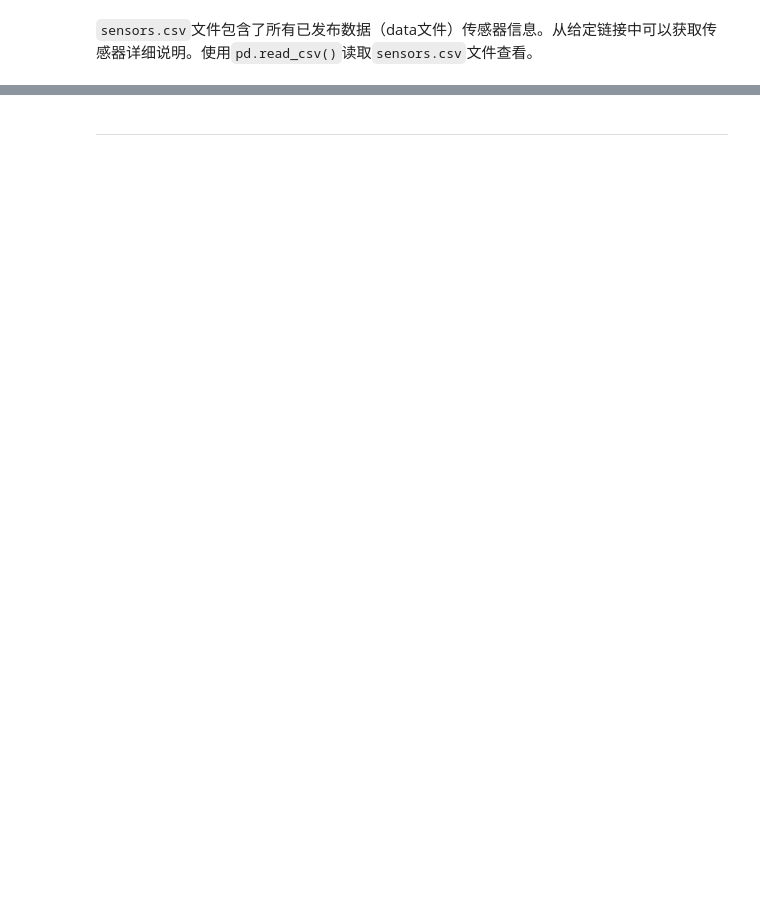
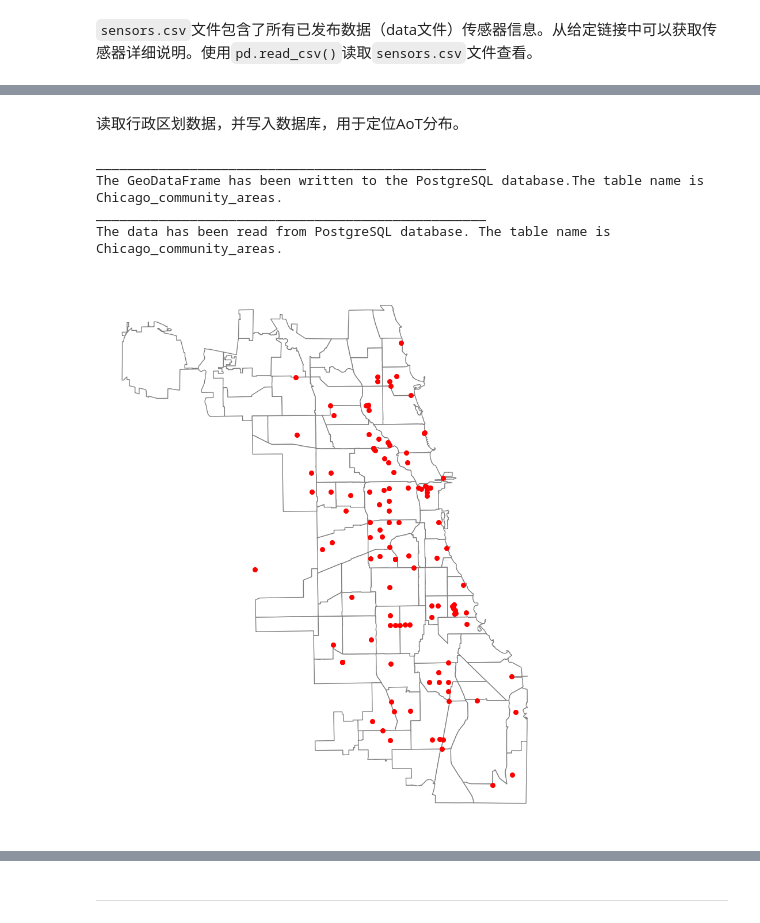
Before and after one commit to richieBao/USDA_CH_final, a Jupyter notebook: USDA/notebook/2.7.1 城市环境传感器AoT数据预处理.ipynb, the cells around one changed output, grey strips where cells are left out. Drawn from its saved outputs; the diff is of its cells as text; code cells hidden in the pictures; blank space fills up the shorter version.

```diff
--- a/USDA/notebook/2.7.1 城市环境传感器AoT数据预处理.ipynb
+++ b/USDA/notebook/2.7.1 城市环境传感器AoT数据预处理.ipynb
@@ -193,3 +217,12 @@ AoT_sensors_fp:./data/AoT_Chicago.complete.2022-08-31/sensors.csv
+# %%
+# 从database模块中调入数据库读写函数
+from database import postSQL2gpd,gpd2postSQL
+
+# 读取数据库信息
+UN=cfg["postgreSQL"]["myusername"]
+PW=cfg["postgreSQL"]["mypassword"]
+DB=cfg["postgreSQL"]["mydatabase"]
+GC='geometry'
 # %%
 def AoT_nodes2gdf(nodes_fn,epsg=4326):
     '''
@@ -211,6 +244,10 @@ def AoT_nodes2gdf(nodes_fn,epsg=4326):
     import pandas as pd
     import geopandas as gpd
     from shapely.geometry import Point
+    import shapely
+    import warnings
+    from shapely.errors import ShapelyDeprecationWarning
+    warnings.filterwarnings("ignore", category=ShapelyDeprecationWarning)
 
     AoT_nodes_df=pd.read_csv(AoT_nodes_fp,sep=",",header=0)
     AoT_nodes_df["geometry"]=AoT_nodes_df.apply(lambda row:Point(row.lon,row.lat),axis=1) # 使用shapely库建立几何点数据
@@ -220,3 +257,12 @@ def AoT_nodes2gdf(nodes_fn,epsg=4326):
 
     print("nodes columns:{}".format(AoT_nodes_gdf.columns))
     return AoT_nodes_gdf
+
+AoT_nodes_fp=cfg['AoT']['AoT_nodes_fp']
+Chicago_epsg=cfg['Chicago_epsg']
+
+# A. AoT-nodes信息读取并写入数据库
+AoT_nodes_gdf=AoT_nodes2gdf(AoT_nodes_fp,Chicago_epsg)
+AoT_nodes_TN="AoT_nodes" # 定义表名（table name）
+gpd2postSQL(AoT_nodes_gdf,table_name=AoT_nodes_TN,myusername=UN,mypassword=PW,mydatabase=DB)
+AoT_nodes_gdf=postSQL2gpd(table_name=AoT_nodes_TN,geom_col=GC,myusername=UN,mypassword=PW,mydatabase=DB)
@@ -222,0 +293,24 @@ def AoT_nodes2gdf(nodes_fn,epsg=4326):
+# %% [markdown]
+读取行政区划数据，并写入数据库，用于定位AoT分布。
+# %%
+import geopandas as gpd
+Chicago_Community_Areas_fn=cfg['raw_data']['Chicago_Community_Areas_fn']
+Chicago_community_areas=gpd.read_file(Chicago_Community_Areas_fn)
+Chicago_community_areas_TN='Chicago_community_areas'
+gpd2postSQL(Chicago_community_areas.to_crs(Chicago_epsg),table_name=Chicago_community_areas_TN,myusername=UN,mypassword=PW,mydatabase=DB)
+Chicago_community_areas=postSQL2gpd(table_name=Chicago_community_areas_TN,geom_col=GC,myusername=UN,mypassword=PW,mydatabase=DB)
+# %% [output]
+__________________________________________________
+The GeoDataFrame has been written to the PostgreSQL database.The table name is Chicago_community_areas.
+__________________________________________________
+The data has been read from PostgreSQL database. The table name is Chicago_community_areas.
+# %%
+import matplotlib.pyplot as plt
+
+fig, ax=plt.subplots(figsize=(10,15))
+Chicago_community_areas.plot(ax=ax,color='white', edgecolor='gray')
+AoT_nodes_gdf.plot(ax=ax,markersize=30,legend=True,legend_kwds={'loc': 'lower left'},c='r')
+ax.axis('off')
+plt.show()
+# %% [output]
+[figure, added]
```
Also changed, not shown: parts of 43 cells of this notebook, 16 other files.
